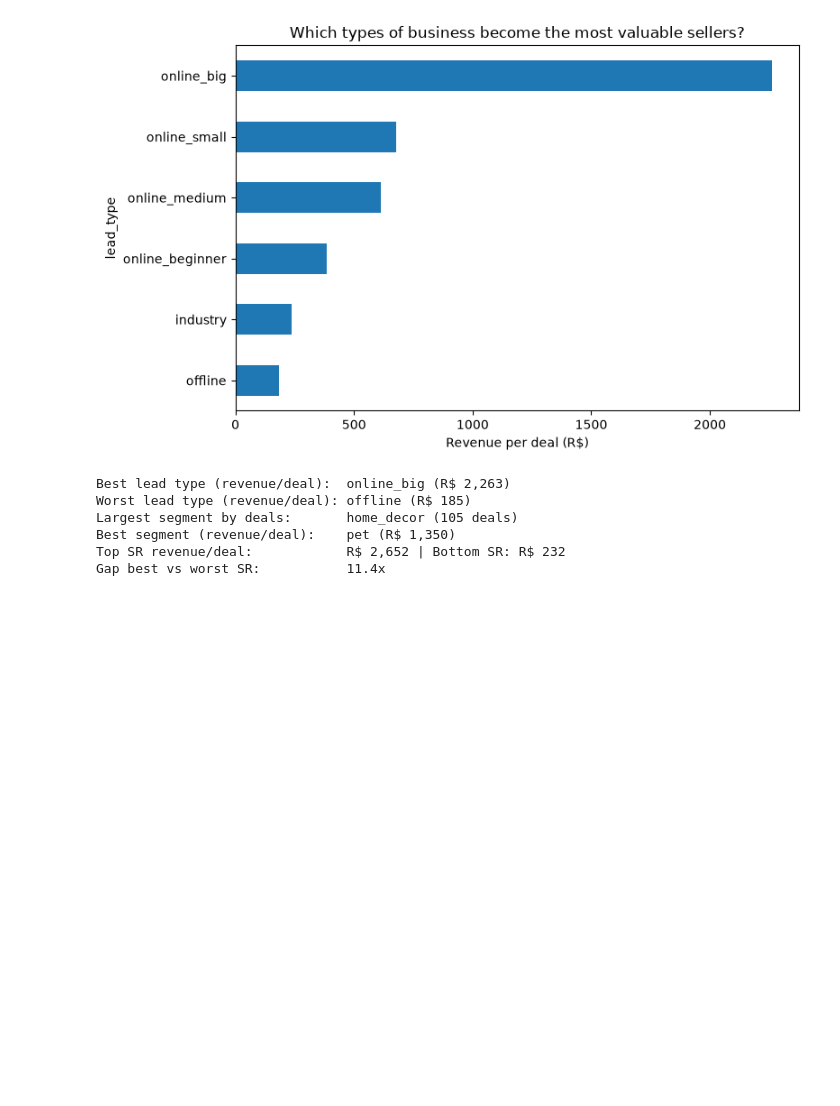
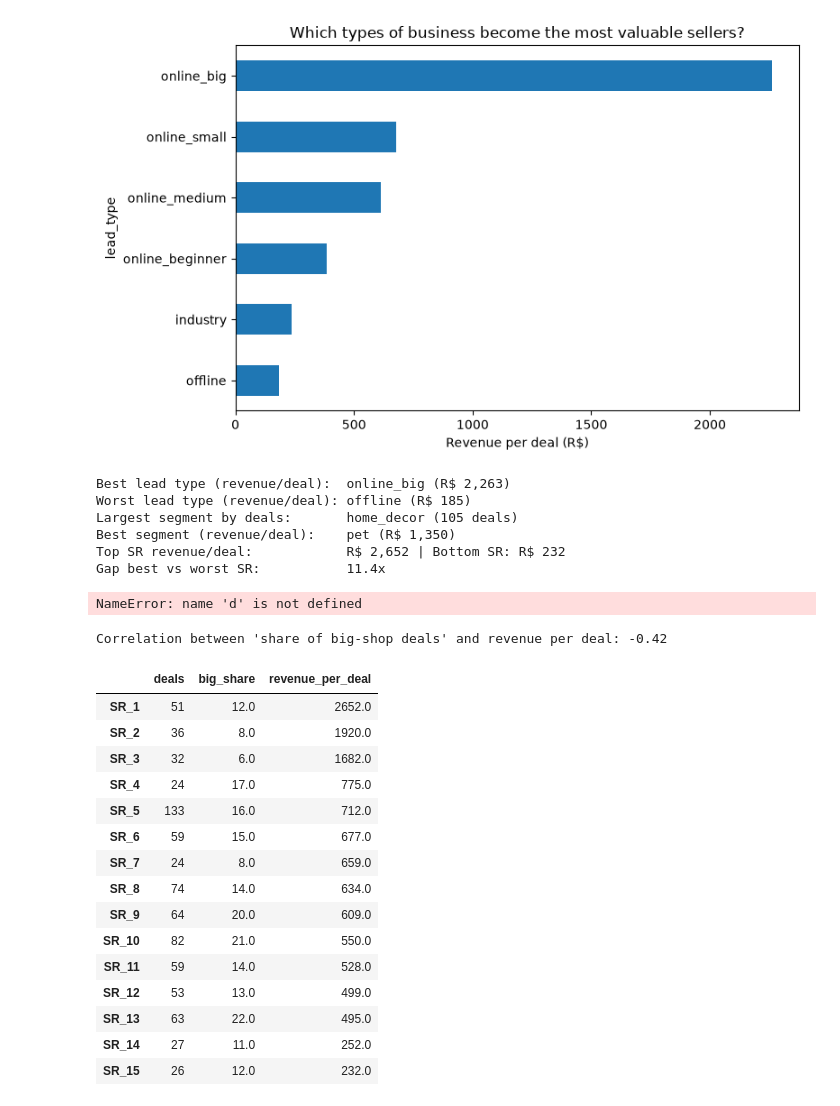
Before and after one commit to f20230030-wq/growth-marketing-analytics, a Jupyter notebook: module_3_olist/python/02_sellers_sales_team.ipynb, the cells around one changed output. Drawn from its saved outputs; the diff is of its cells as text; code cells hidden in the pictures; blank space fills up the shorter version.

Commit message:
Olist: sales rep mix and outlier checks

```diff
--- a/module_3_olist/python/02_sellers_sales_team.ipynb
+++ b/module_3_olist/python/02_sellers_sales_team.ipynb
@@ -110,3 +110,50 @@ Largest segment by deals:       home_decor (105 deals)
 Best segment (revenue/deal):    pet (R$ 1,350)
 Top SR revenue/deal:            R$ 2,652 | Bottom SR: R$ 232
 Gap best vs worst SR:           11.4x
+# %%
+d["is_online_big"] = d.lead_type == "online_big"
+mix = d.groupby("sr_id").agg(deals=("mql_id","count"),
+                             big_share=("is_online_big","mean"),
+                             revenue_per_deal=("revenue","mean"))
+mix = mix[mix.deals >= 20].sort_values("revenue_per_deal", ascending=False)
+mix.index = [f"SR_{i+1}" for i in range(len(mix))]
+mix["big_share"] = (mix.big_share * 100).round(1)
+print("Correlation between 'share of big-shop deals' and revenue per deal:",
+      round(mix.big_share.corr(mix.revenue_per_deal), 2))
+mix.round(0)
+# %% [output]
+NameError: name 'd' is not defined
+# %%
+import os, pandas as pd
+os.chdir(os.path.expanduser("~/growth-marketing-analytics"))
+f = pd.read_parquet("data/processed/olist_funnel.parquet")
+d = f[f.closed].copy()
+
+d["is_online_big"] = d.lead_type == "online_big"
+mix = d.groupby("sr_id").agg(deals=("mql_id","count"),
+                             big_share=("is_online_big","mean"),
+                             revenue_per_deal=("revenue","mean"))
+mix = mix[mix.deals >= 20].sort_values("revenue_per_deal", ascending=False)
+mix.index = [f"SR_{i+1}" for i in range(len(mix))]
+mix["big_share"] = (mix.big_share * 100).round(1)
+print("Correlation between 'share of big-shop deals' and revenue per deal:",
+      round(mix.big_share.corr(mix.revenue_per_deal), 2))
+mix.round(0)
+# %% [output]
+Correlation between 'share of big-shop deals' and revenue per deal: -0.42
+|  | deals | big_share | revenue_per_deal |
+| SR_1 | 51 | 12.0 | 2652.0 |
+| SR_2 | 36 | 8.0 | 1920.0 |
+| SR_3 | 32 | 6.0 | 1682.0 |
+| SR_4 | 24 | 17.0 | 775.0 |
+| SR_5 | 133 | 16.0 | 712.0 |
+| SR_6 | 59 | 15.0 | 677.0 |
+| SR_7 | 24 | 8.0 | 659.0 |
+| SR_8 | 74 | 14.0 | 634.0 |
+| SR_9 | 64 | 20.0 | 609.0 |
+| SR_10 | 82 | 21.0 | 550.0 |
+| SR_11 | 59 | 14.0 | 528.0 |
+| SR_12 | 53 | 13.0 | 499.0 |
+| SR_13 | 63 | 22.0 | 495.0 |
+| SR_14 | 27 | 11.0 | 252.0 |
+| SR_15 | 26 | 12.0 | 232.0 |
```
Also changed, not shown: parts of 1 cell of this notebook.
